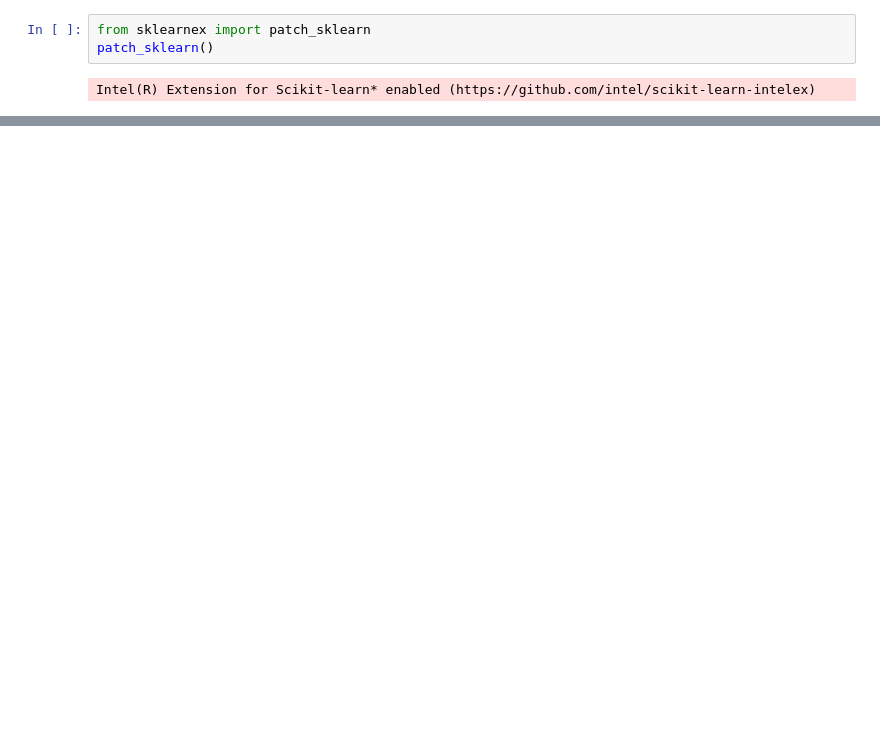
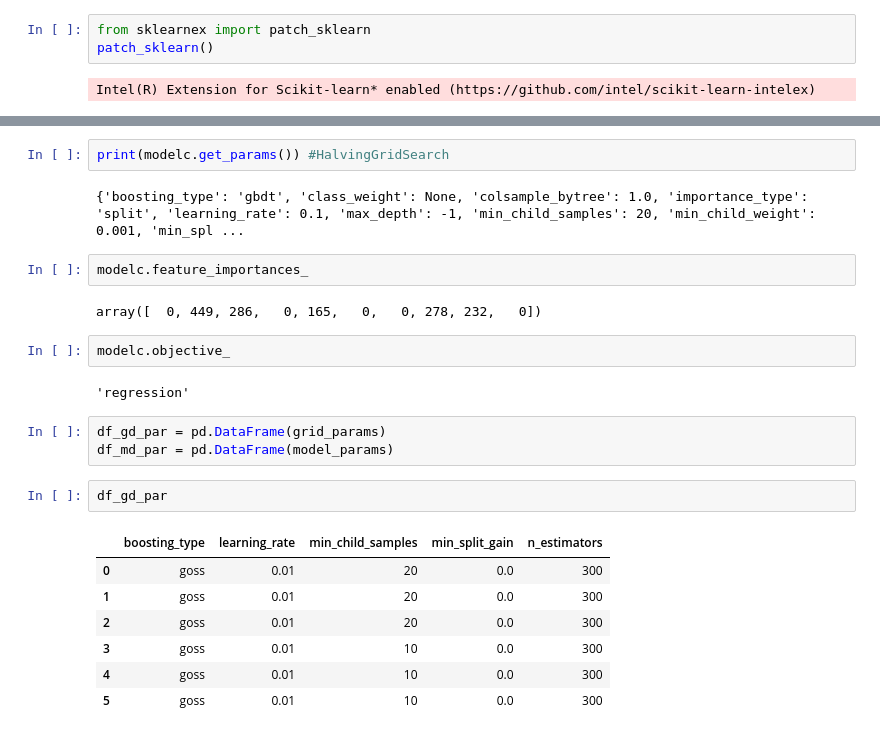
Before and after one commit to arungansi/Jovian-ML-0toGBMs, a Jupyter notebook: my-zero-to-gbm-proj-assign - Jovian - Len - full - Dell.ipynb, the cells around one changed output, grey strips where cells are left out. Cells and saved outputs as stored; diff of their text form; blank space fills up the shorter version.

```diff
--- a/my-zero-to-gbm-proj-assign - Jovian - Len - full - Dell.ipynb
+++ b/my-zero-to-gbm-proj-assign - Jovian - Len - full - Dell.ipynb
@@ -807,0 +466,25 @@ https://www.kaggle.com/vishnurapps/undersanding-kfold-stratifiedkfold-and-groupk
+# %%
+print(modelc.get_params()) #HalvingGridSearch
+# %% [output]
+{'boosting_type': 'gbdt', 'class_weight': None, 'colsample_bytree': 1.0, 'importance_type': 'split', 'learning_rate': 0.1, 'max_depth': -1, 'min_child_samples': 20, 'min_child_weight': 0.001, 'min_spl ...
+# %%
+modelc.feature_importances_
+# %% [output]
+array([  0, 449, 286,   0, 165,   0,   0, 278, 232,   0])
+# %%
+modelc.objective_
+# %% [output]
+'regression'
+# %%
+df_gd_par = pd.DataFrame(grid_params)
+df_md_par = pd.DataFrame(model_params)
+# %%
+df_gd_par
+# %% [output]
+|  | boosting_type | learning_rate | min_child_samples | min_split_gain | n_estimators |
+| 0 | goss | 0.01 | 20 | 0.0 | 300 |
+| 1 | goss | 0.01 | 20 | 0.0 | 300 |
+| 2 | goss | 0.01 | 20 | 0.0 | 300 |
+| 3 | goss | 0.01 | 10 | 0.0 | 300 |
+| 4 | goss | 0.01 | 10 | 0.0 | 300 |
+| 5 | goss | 0.01 | 10 | 0.0 | 300 |
```
Also changed, not shown: parts of 175 cells of this notebook.
